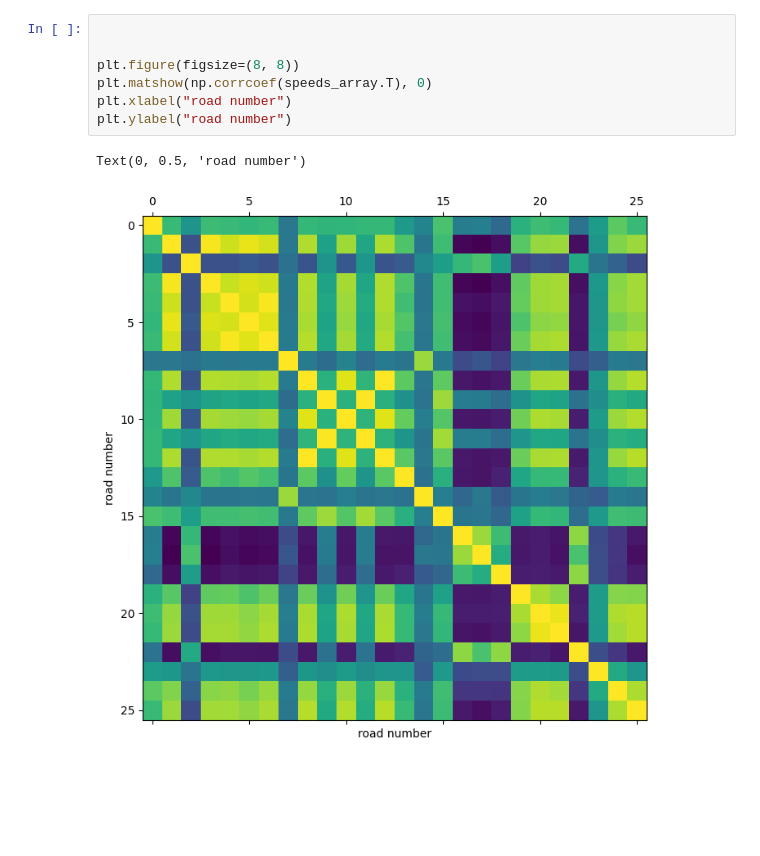
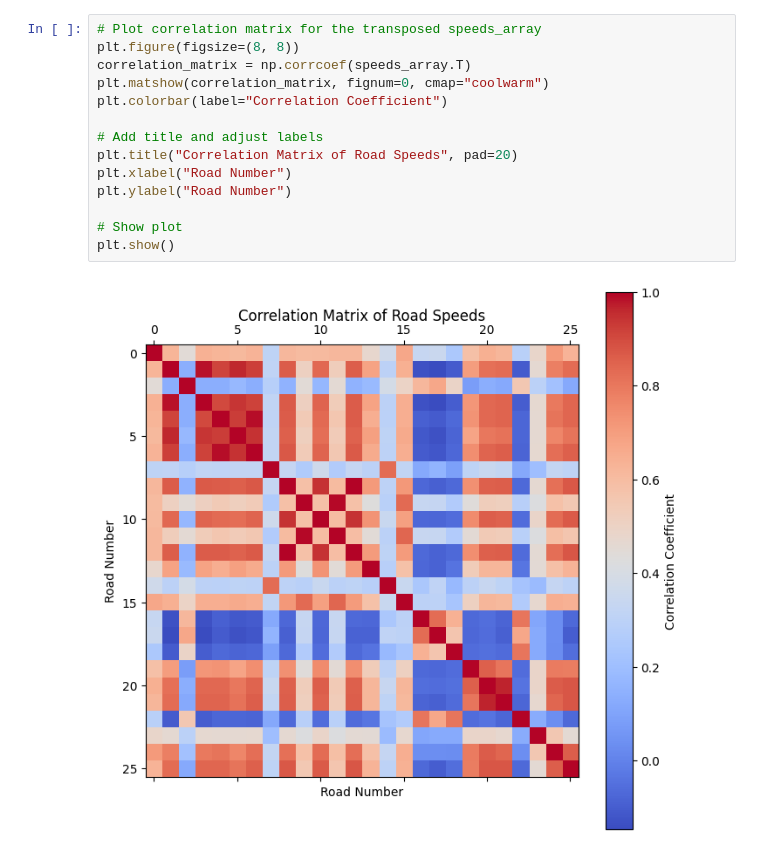
Before and after one commit to 0plaze0/stgnn_traffic_Prediction, a Jupyter notebook: trafficPrediction.ipynb, the cells around one changed output. Drawn from its saved outputs; the diff is of its cells as text; blank space fills up the shorter version.

```diff
--- a/trafficPrediction.ipynb
+++ b/trafficPrediction.ipynb
@@ -70,12 +60,18 @@ plt.legend(["route_0", "route_25"])
-# %%
-
-
-plt.figure(figsize=(8, 8))
-plt.matshow(np.corrcoef(speeds_array.T), 0)
-plt.xlabel("road number")
-plt.ylabel("road number")
-# %% [output]
-Text(0, 0.5, 'road number')
-[figure, removed]
+# %%
+# Plot correlation matrix for the transposed speeds_array
+plt.figure(figsize=(8, 8))
+correlation_matrix = np.corrcoef(speeds_array.T)
+plt.matshow(correlation_matrix, fignum=0, cmap="coolwarm")
+plt.colorbar(label="Correlation Coefficient")
+
+# Add title and adjust labels
+plt.title("Correlation Matrix of Road Speeds", pad=20)
+plt.xlabel("Road Number")
+plt.ylabel("Road Number")
+
+# Show plot
+plt.show()
+# %% [output]
+[figure, added]
 # %%
 train_size, val_size = 0.5, 0.2
```
Also changed, not shown: parts of 12 cells of this notebook.
